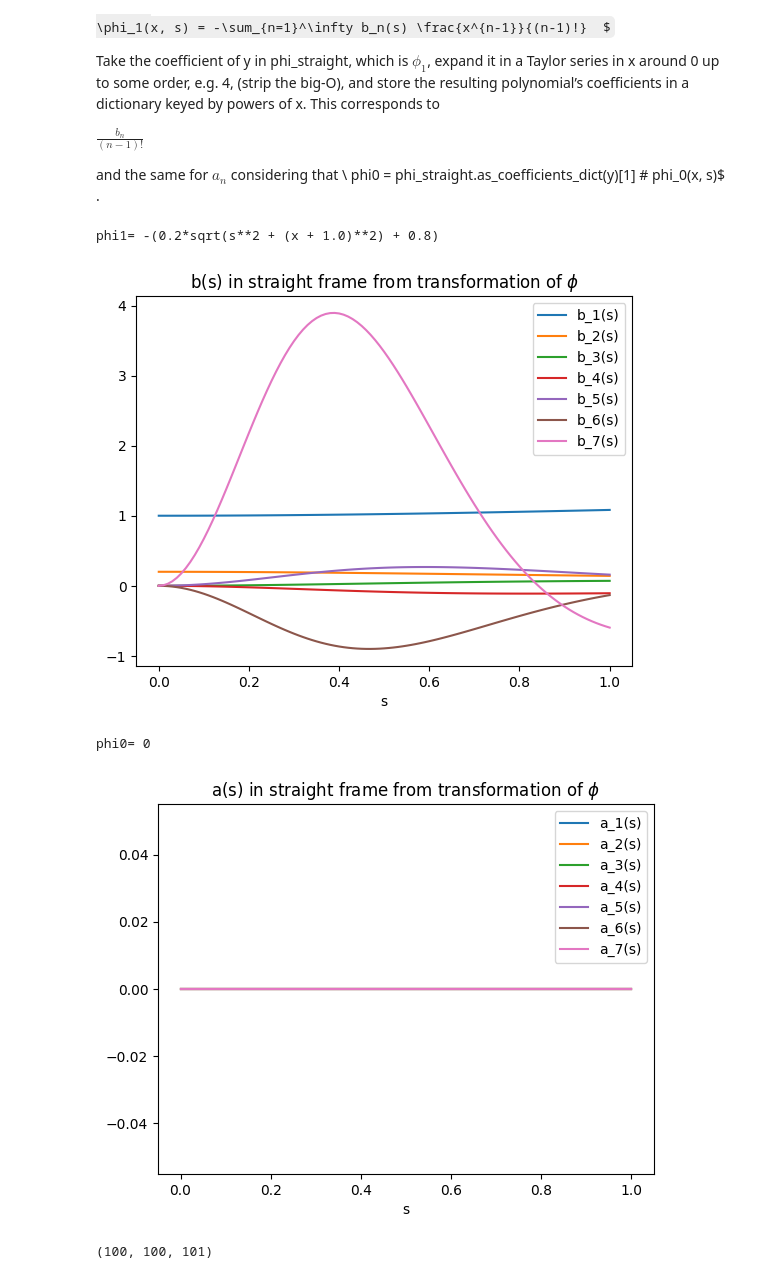
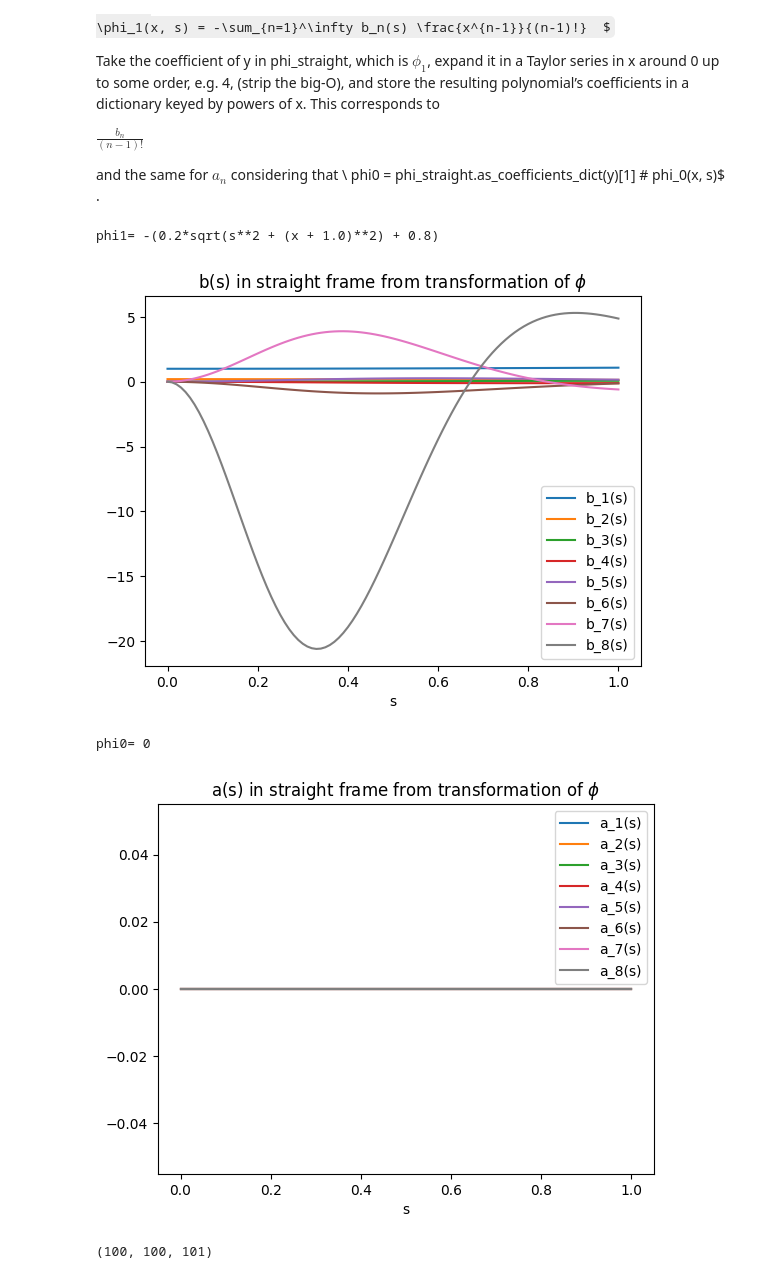
Before and after one commit to marcoliniF/bpmeth, a Jupyter notebook: preliminaryTrials/6.1track_framecomparisonnb.ipynb, the cells around one changed output. Saved outputs shown, nothing was run; the diff lists cells and outputs as text; code cells hidden in the pictures; some formulas as TeX source.

```diff
--- a/preliminaryTrials/6.1track_framecomparisonnb.ipynb
+++ b/preliminaryTrials/6.1track_framecomparisonnb.ipynb
@@ -88,7 +88,7 @@ Take the coefficient of y in phi_straight, which is $\phi_1$, expand it in a Tay
 phi0 = phi_straight.as_coefficients_dict(y)[1]   # phi_0(x, s)$
 .
 # %%
-maxordx=6
+maxordx=7
 ns=101
 phi1=phi_straight.as_coefficients_dict(y)[y]
 print("phi1=",phi1)
@@ -154,36 +154,36 @@ if phi0 != 0:
     phi0_series = phi0.series(x, 0, maxordx+1).removeO()
     dct_a = phi0_series.as_coefficients_dict(x)
 
     items_a = sorted(dct_a.items(), key=lambda kv: sp.degree(kv[0], x))
 
     for k, (xx, vv) in enumerate(items_a):
         if k == 0:
             a_k = -vv                    # a_0(s)
             label = "a_1(s)"
         else:
             a_k = -vv * sp.factorial(k)  # a_k(s)
             label = f"a_{k+1}(s)"
 
         a_fun = sp.lambdify(s, a_k, 'numpy')
         a_vals[k, :] = a_fun(ss)
 
         plt.plot(ss, a_vals[k, :], label=label)
 else:
     # 3. phi0 == 0: everything is zero; optionally still plot flat lines
     for k in range(maxordx+1):
         label = f"a_{k+1}(s)"
         # a_vals is already zero
         plt.plot(ss, a_vals[k, :], label=label)
 
 plt.legend()
 plt.title("a(s) in straight frame from transformation of $\phi$")
 plt.xlabel("s")
 plt.show()
 # %% [output]
 phi1= -(0.2*sqrt(s**2 + (x + 1.0)**2) + 0.8)
-[figure, old version]
+[figure, new version]
 phi0= 0
-[figure, old version]
+[figure, new version]
 # %%
 # evaluate fields on cartesian grid
 xstraightarray = np.linspace(-1, 1, 100)
```
Also changed, not shown: parts of 14 cells of this notebook.
